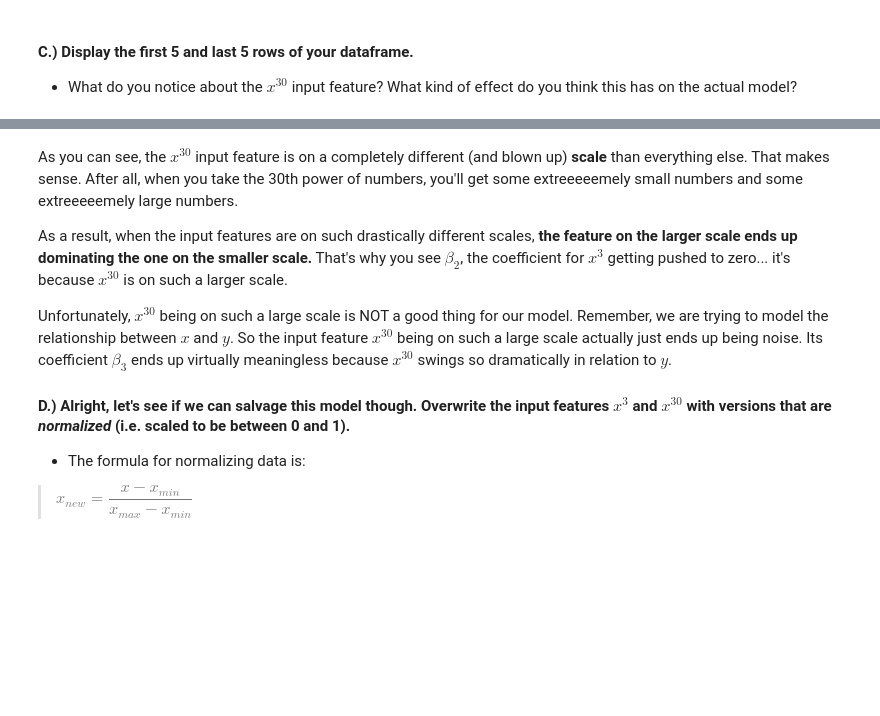
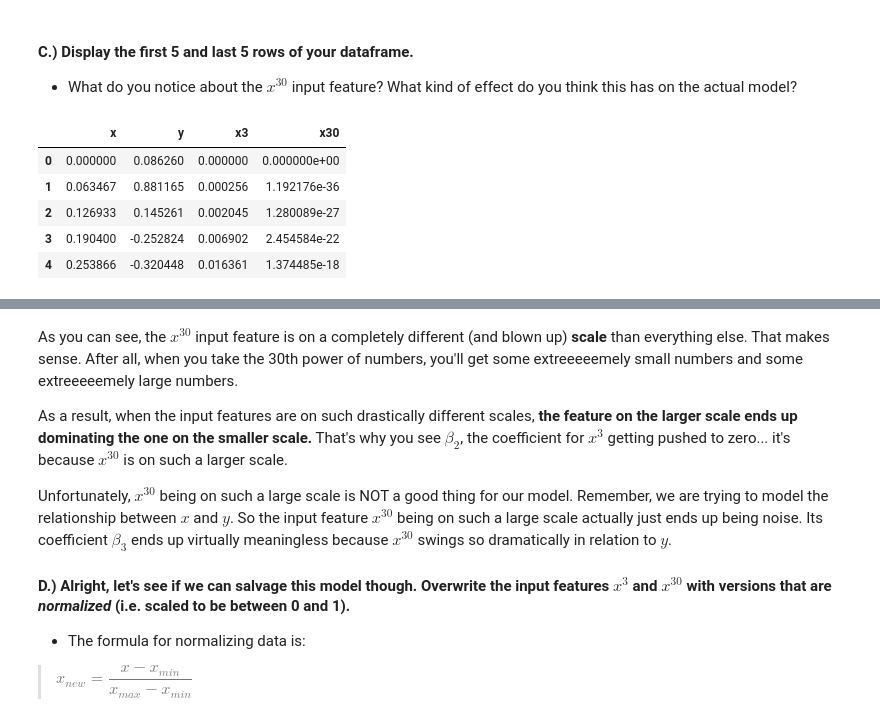
Before and after one commit to tundeiness/How_the_World_Works, a Jupyter notebook: 3 - Workbook - Adding Complexity.ipynb, the cells around one changed output, grey strips where cells are left out. Saved outputs shown, nothing was run; the diff lists cells and outputs as text; code cells hidden in the pictures; blank space fills up the shorter version.

```diff
--- a/3 - Workbook - Adding Complexity.ipynb
+++ b/3 - Workbook - Adding Complexity.ipynb
@@ -388,3 +403,15 @@ performed quite well because of the additional model parameter $\beta_3$? Well,
 
 * This time, save your fitted model into an <code>lm</code> object. We'll be using it later. Hint: <code>lm = fit_and_plot_model(df_copy, LinearRegression())</code>
 * What do you notice?
+# %%
+new_copy = task_data.copy()
+
+# Feature engineering for x3
+
+new_copy['x3'] = np.power(new_copy.x, 3)
+
+# Feature engineering for x30
+
+new_copy['x30'] = np.power(new_copy.x, 30)
+
+fit_and_plot_model(new_copy, LinearRegression())
@@ -407,3 +450,12 @@ As you can see, the coefficient $\beta_2$ was suppressed all the way down to zer
 # %% [markdown]
 #### C.) Display the first 5 and last 5 rows of your dataframe.
 * What do you notice about the $x^{30}$ input feature? What kind of effect do you think this has on the actual model?
+# %%
+new_copy.head()
+# %% [output]
+|  | x | y | x3 | x30 |
+| 0 | 0.000000 | 0.086260 | 0.000000 | 0.000000e+00 |
+| 1 | 0.063467 | 0.881165 | 0.000256 | 1.192176e-36 |
+| 2 | 0.126933 | 0.145261 | 0.002045 | 1.280089e-27 |
+| 3 | 0.190400 | -0.252824 | 0.006902 | 2.454584e-22 |
+| 4 | 0.253866 | -0.320448 | 0.016361 | 1.374485e-18 |
```
Also changed, not shown: parts of 4 cells of this notebook, 1 other file.
